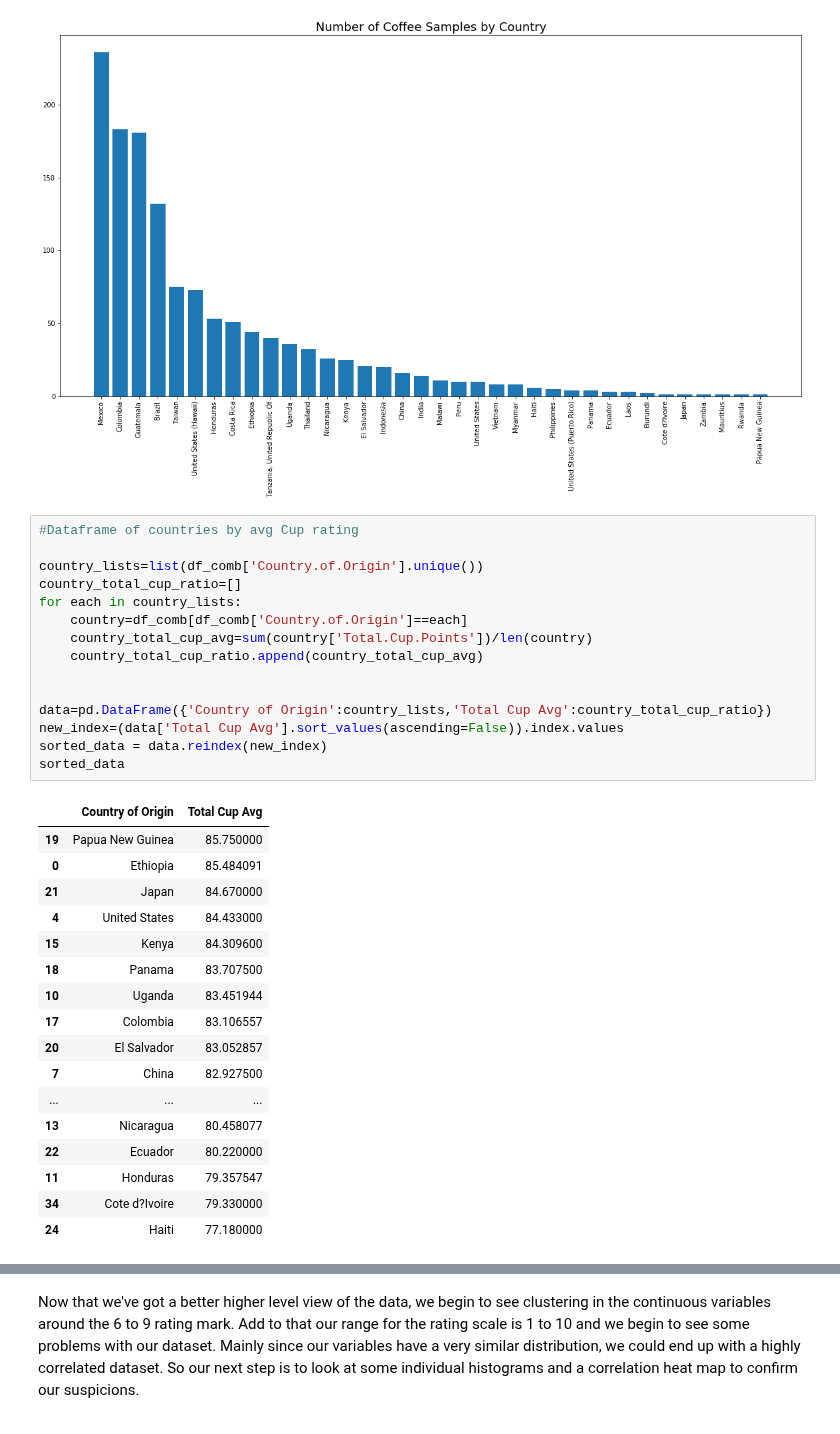
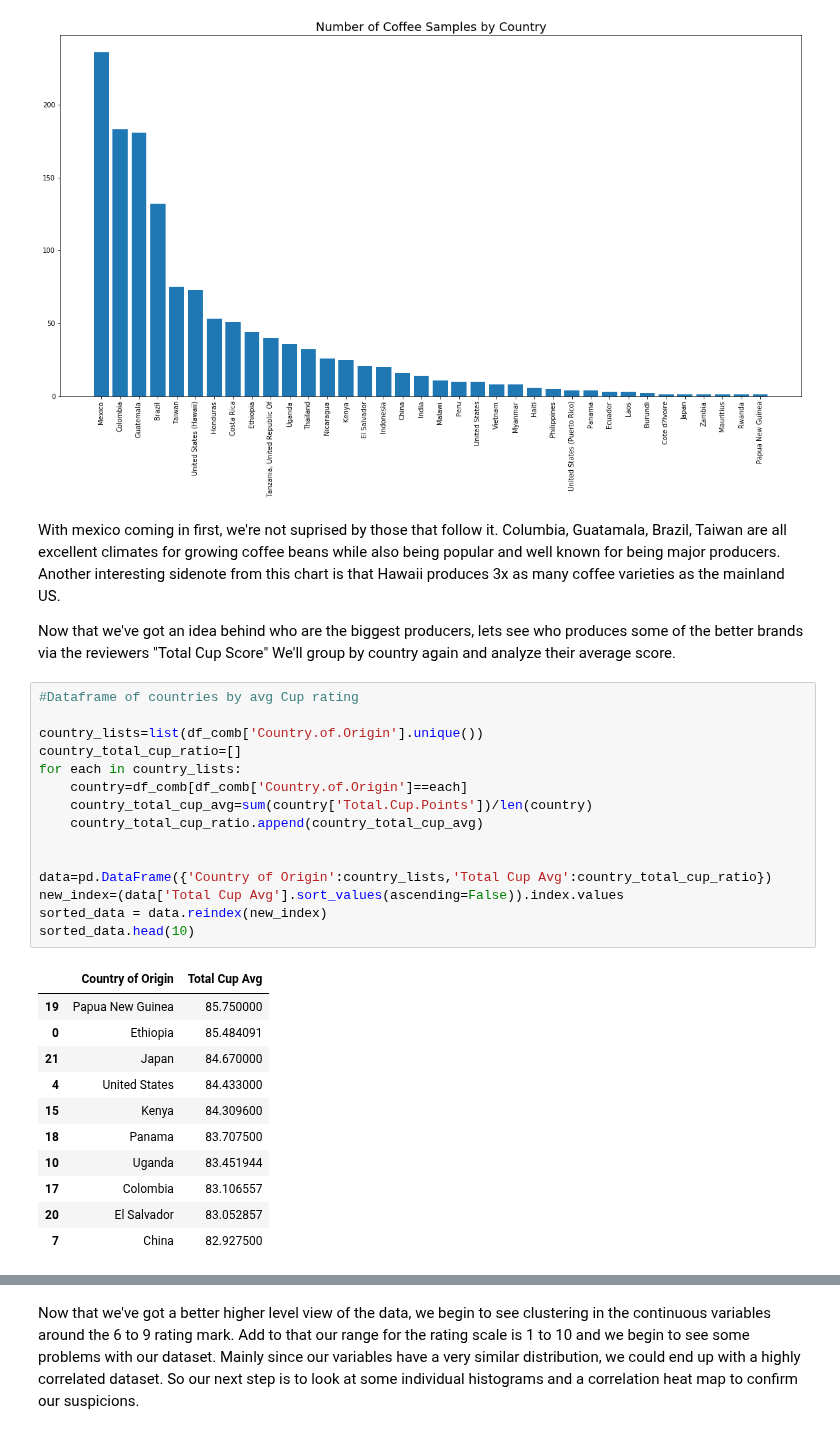
Before and after one commit to Landcruiser87/Cadc_7331_Project, a Jupyter notebook: analysis/Coffee.ipynb, the cells around one changed output, grey strips where cells are left out. Drawn from its saved outputs; the diff is of its cells as text.

```diff
--- a/analysis/Coffee.ipynb
+++ b/analysis/Coffee.ipynb
@@ -172,36 +184,38 @@ plt.title("Number of Coffee Samples by Country", fontsize='18')
 # %% [output]
 Text(0.5, 1.0, 'Number of Coffee Samples by Country')
 [figure]
+# %% [markdown]
+With mexico coming in first, we're not suprised by those that follow it.  Columbia, Guatamala, Brazil, Taiwan are
+all excellent climates for growing coffee beans while also being popular and well known for being major producers.
+Another interesting sidenote from this chart is that Hawaii produces 3x as many coffee varieties as the mainland US.
+
+
+Now that we've got an idea behind who are the biggest producers, lets see who produces some of the better brands
+via the reviewers "Total Cup Score"  We'll group by country again and analyze their average score.
 # %%
 #Dataframe of countries by avg Cup rating
 
 country_lists=list(df_comb['Country.of.Origin'].unique())
 country_total_cup_ratio=[]
 for each in country_lists:
     country=df_comb[df_comb['Country.of.Origin']==each]
     country_total_cup_avg=sum(country['Total.Cup.Points'])/len(country)
     country_total_cup_ratio.append(country_total_cup_avg)
 
 
 data=pd.DataFrame({'Country of Origin':country_lists,'Total Cup Avg':country_total_cup_ratio})
 new_index=(data['Total Cup Avg'].sort_values(ascending=False)).index.values
 sorted_data = data.reindex(new_index)
-sorted_data
+sorted_data.head(10)
 # %% [output]
 |  | Country of Origin | Total Cup Avg |
 | 19 | Papua New Guinea | 85.750000 |
 | 0 | Ethiopia | 85.484091 |
 | 21 | Japan | 84.670000 |
 | 4 | United States | 84.433000 |
 | 15 | Kenya | 84.309600 |
 | 18 | Panama | 83.707500 |
 | 10 | Uganda | 83.451944 |
 | 17 | Colombia | 83.106557 |
 | 20 | El Salvador | 83.052857 |
 | 7 | China | 82.927500 |
-| ... | ... | ... |
-| 13 | Nicaragua | 80.458077 |
-| 22 | Ecuador | 80.220000 |
-| 11 | Honduras | 79.357547 |
-| 34 | Cote d?Ivoire | 79.330000 |
-| 24 | Haiti | 77.180000 |
```
Also changed, not shown: parts of 5 cells of this notebook.
